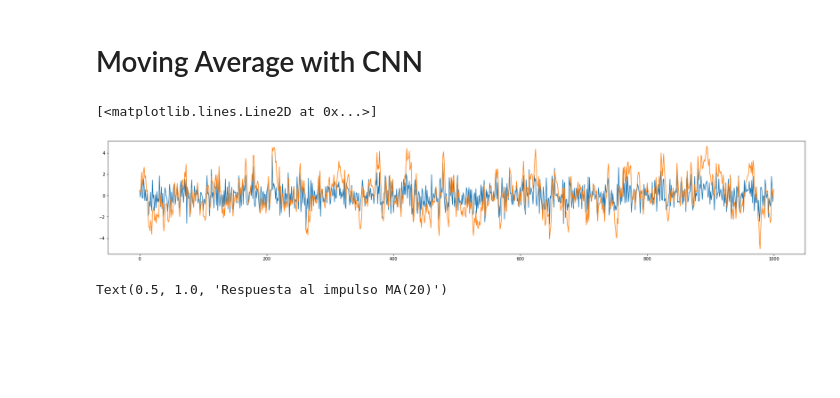
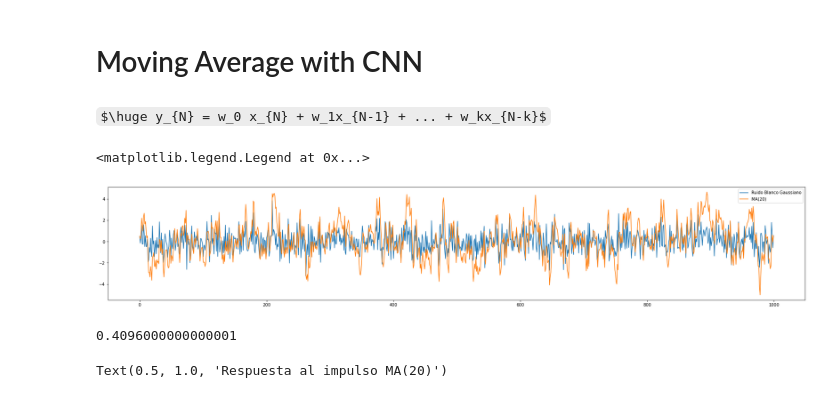
Before and after one commit to facu-s/12-RNN, a Jupyter notebook: 100_MA_AR_Example.ipynb, the cells around one changed output. Cells and saved outputs as stored; diff of their text form; code cells hidden in the pictures; some formulas as TeX source; blank space fills up the shorter version.

```diff
--- a/100_MA_AR_Example.ipynb
+++ b/100_MA_AR_Example.ipynb
@@ -3,6 +3,8 @@
 %autoreload 2
 # %% [markdown]
 # Moving Average with CNN
+# %% [markdown]
+$\huge y_{N} = w_0 x_{N} + w_1x_{N-1} + ... + w_kx_{N-k}$
 # %%
 from scipy.signal import lfilter
 from matplotlib import pyplot as plt
@@ -11,18 +13,23 @@ import numpy as np
 # %%
 np.random.seed(42)
 # filter_coefs = np.array([1, 1, 1, 1, 1, 1, 1, 1, 1, 1])
 # filter_coefs = (filter_coefs/len(filter_coefs))
 alpha = 0.8
 N_coefs = 20
 filter_coefs = np.power(alpha, np.abs(list(range(0, N_coefs)))) #[::-1]
 X = np.random.normal(0, 1, 1000)
 y_MA = lfilter(filter_coefs, [1], X)
 plt.figure(figsize=(30, 5))
-plt.plot(X)
-plt.plot(y_MA)
+plt.plot(X, label='Ruido Blanco Gaussiano')
+plt.plot(y_MA, label='MA(20)')
+plt.legend()
 # %% [output]
-[<matplotlib.lines.Line2D at 0x...>]
+<matplotlib.legend.Legend at 0x...>
-[figure, old version]
+[figure, new version]
+# %%
+0.8**4
+# %% [output]
+0.4096000000000001
 # %%
 impulse = np.zeros(20)
 impulse[0] = 1
```
Also changed, not shown: parts of 34 cells of this notebook, 1 other file.
